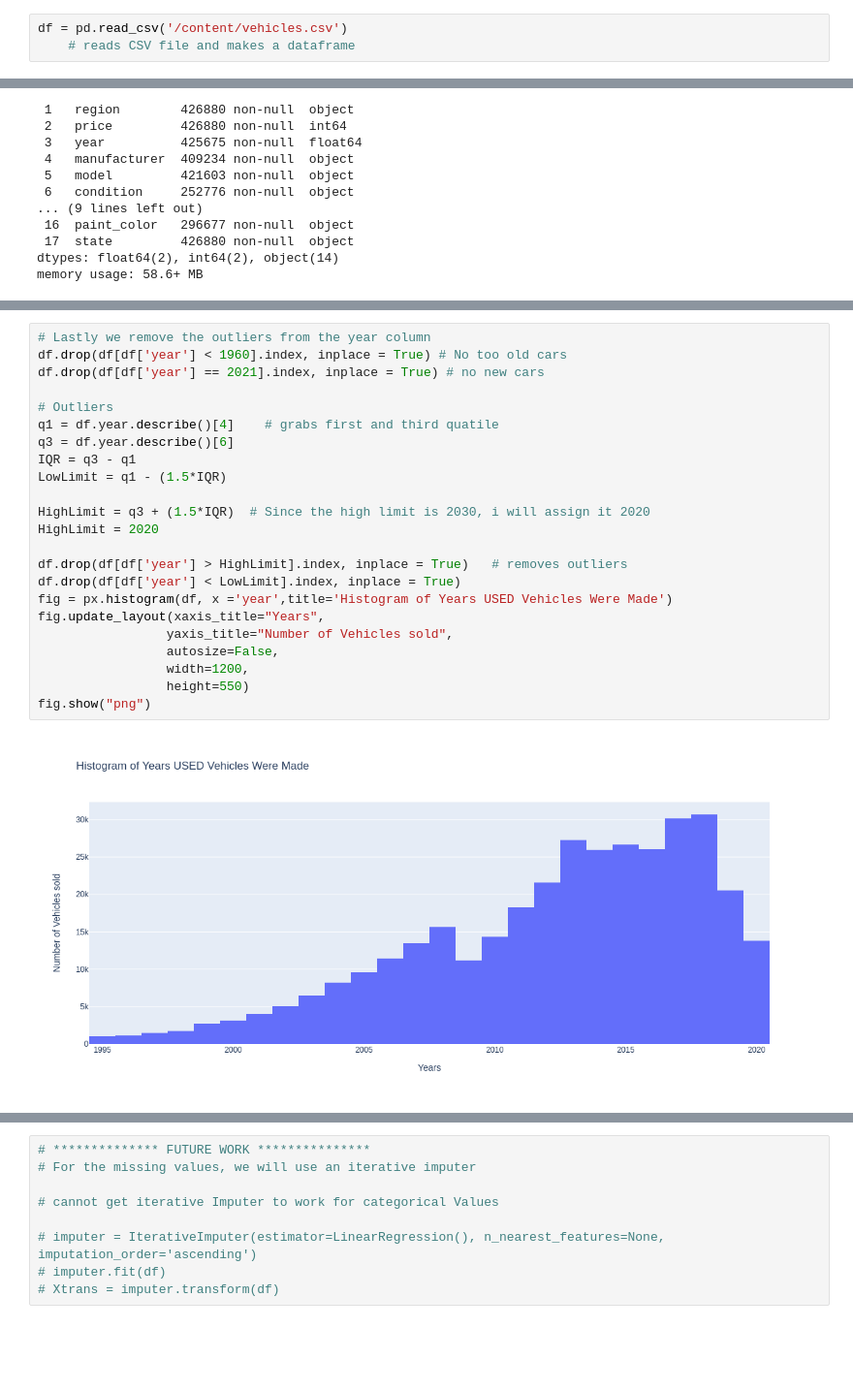
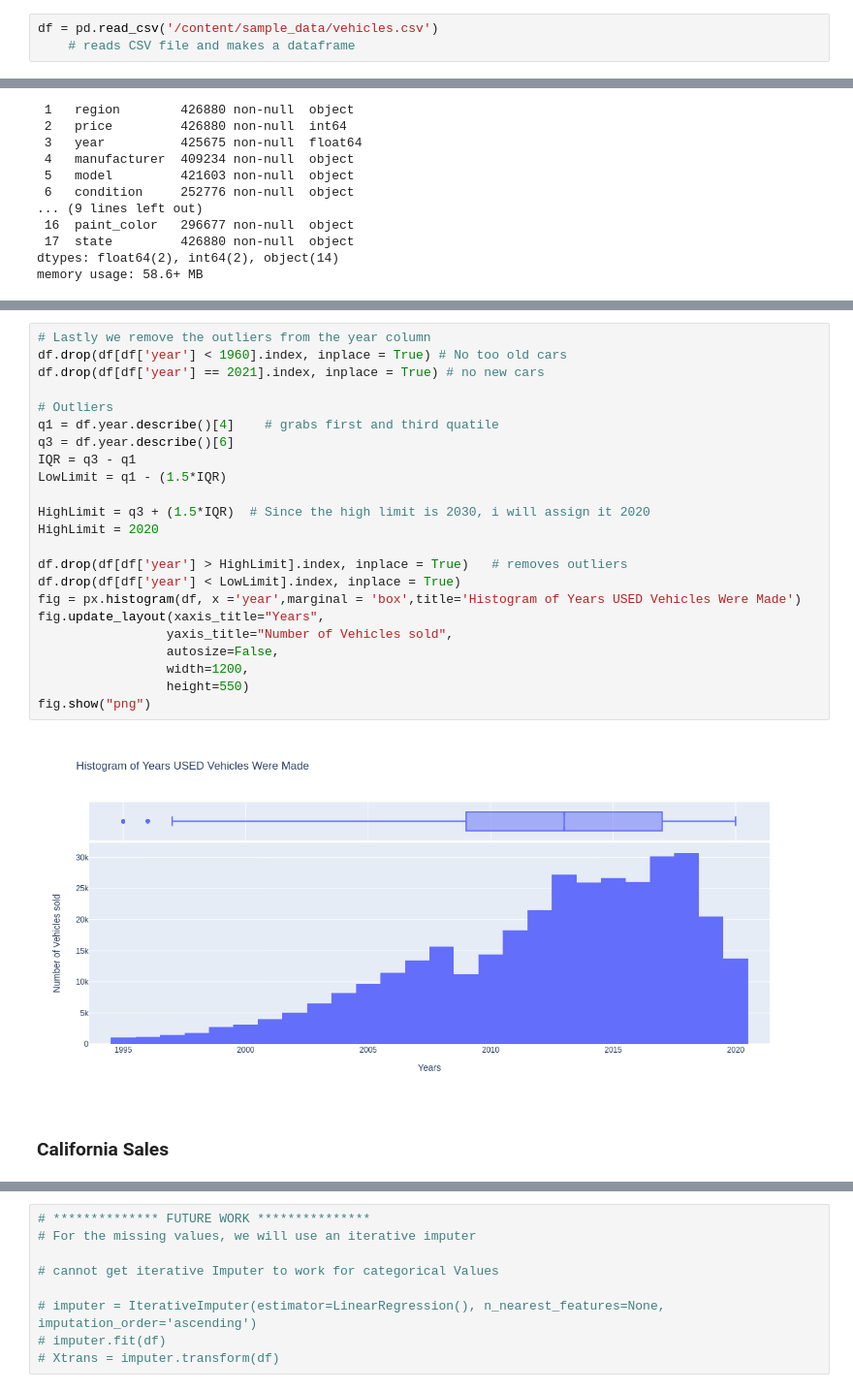
Before and after one commit to 0IsaacR/drivingUSEDcar_prices, a Jupyter notebook: USED_CAR.ipynb, the cells around one changed output, grey strips where cells are left out. Shown at 97% size. Drawn from its saved outputs; the diff is of its cells as text; blank space fills up the shorter version.

```diff
--- a/USED_CAR.ipynb
+++ b/USED_CAR.ipynb
@@ -60,7 +62,7 @@ columns that are missing a few values can just drop those rows
 
 Finally i display the dataframe and check for inconsistancies and determine if index needs to be reset
 # %%
-df = pd.read_csv('/content/vehicles.csv')
+df = pd.read_csv('/content/sample_data/vehicles.csv')
     # reads CSV file and makes a dataframe
 # %%
 df.info()
@@ -192,25 +195,27 @@ fig.show("png")
 # %%
 # Lastly we remove the outliers from the year column
 df.drop(df[df['year'] < 1960].index, inplace = True) # No too old cars
 df.drop(df[df['year'] == 2021].index, inplace = True) # no new cars
 
 # Outliers
 q1 = df.year.describe()[4]    # grabs first and third quatile
 q3 = df.year.describe()[6]
 IQR = q3 - q1
 LowLimit = q1 - (1.5*IQR)
 
 HighLimit = q3 + (1.5*IQR)  # Since the high limit is 2030, i will assign it 2020
 HighLimit = 2020
 
 df.drop(df[df['year'] > HighLimit].index, inplace = True)   # removes outliers
 df.drop(df[df['year'] < LowLimit].index, inplace = True)
-fig = px.histogram(df, x ='year',title='Histogram of Years USED Vehicles Were Made')
+fig = px.histogram(df, x ='year',marginal = 'box',title='Histogram of Years USED Vehicles Were Made')
 fig.update_layout(xaxis_title="Years",
                  yaxis_title="Number of Vehicles sold",
                  autosize=False,
                  width=1200,
                  height=550)
 fig.show("png")
 # %% [output]
-[figure, old version]
+[figure, new version]
+# %% [markdown]
+### California Sales
```
Also changed, not shown: parts of 14 cells of this notebook.
